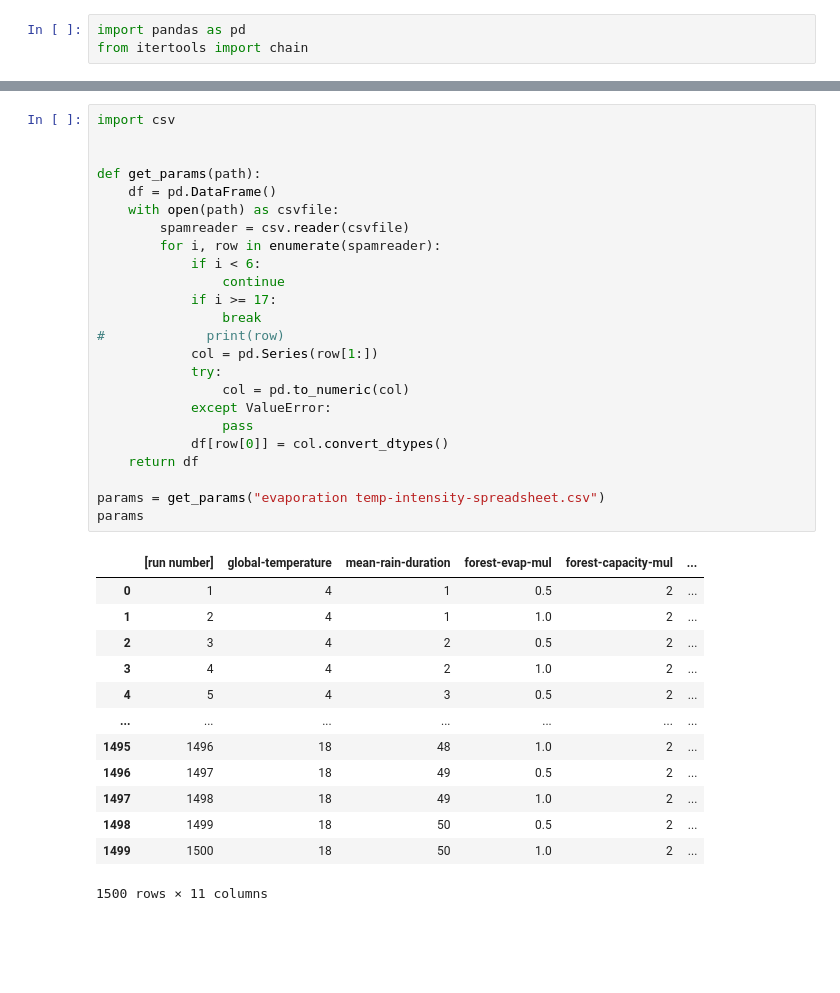
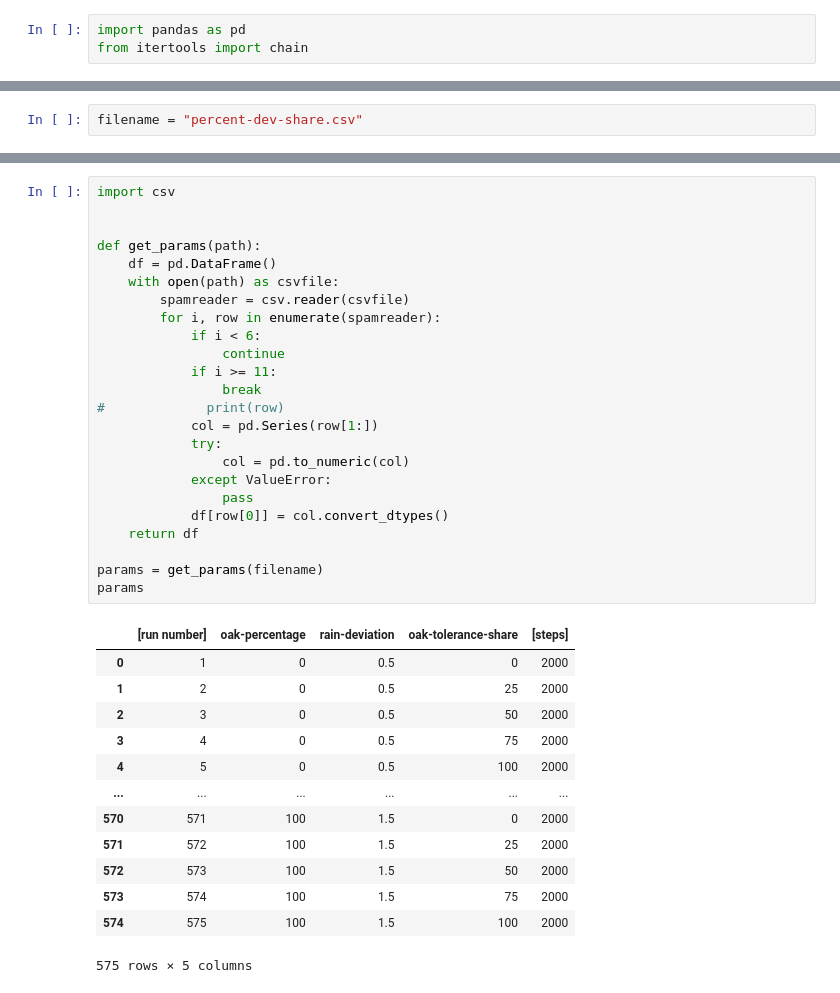
Before and after one commit to ZepZep/tree-line, a Jupyter notebook: experiments/explorer.ipynb, the cells around one changed output, grey strips where cells are left out. Saved outputs shown, nothing was run; the diff lists cells and outputs as text; blank space fills up the shorter version.

```diff
--- a/experiments/explorer.ipynb
+++ b/experiments/explorer.ipynb
@@ -19,2 +4,4 @@ from itertools import chain
+# %%
+filename = "percent-dev-share.csv"
 # %%
 def get_values(path):
@@ -42,41 +31,41 @@ Length: 1500, dtype: float64
 # %%
 import csv
 
 
 def get_params(path):
     df = pd.DataFrame()
     with open(path) as csvfile:
         spamreader = csv.reader(csvfile)
         for i, row in enumerate(spamreader):
             if i < 6:
                 continue
-            if i >= 17:
+            if i >= 11:
                 break
 #             print(row)
             col = pd.Series(row[1:])
             try:
                 col = pd.to_numeric(col)
             except ValueError:
                 pass
             df[row[0]] = col.convert_dtypes()
     return df
 
-params = get_params("evaporation temp-intensity-spreadsheet.csv")
+params = get_params(filename)
 params
 # %% [output]
-|  | [run number] | global-temperature | mean-rain-duration | forest-evap-mul | forest-capacity-mul | ... |
-| 0 | 1 | 4 | 1 | 0.5 | 2 | ... |
-| 1 | 2 | 4 | 1 | 1.0 | 2 | ... |
-| 2 | 3 | 4 | 2 | 0.5 | 2 | ... |
-| 3 | 4 | 4 | 2 | 1.0 | 2 | ... |
-| 4 | 5 | 4 | 3 | 0.5 | 2 | ... |
-| ... | ... | ... | ... | ... | ... | ... |
-| 1495 | 1496 | 18 | 48 | 1.0 | 2 | ... |
-| 1496 | 1497 | 18 | 49 | 0.5 | 2 | ... |
-| 1497 | 1498 | 18 | 49 | 1.0 | 2 | ... |
-| 1498 | 1499 | 18 | 50 | 0.5 | 2 | ... |
-| 1499 | 1500 | 18 | 50 | 1.0 | 2 | ... |
+|  | [run number] | oak-percentage | rain-deviation | oak-tolerance-share | [steps] |
+| 0 | 1 | 0 | 0.5 | 0 | 2000 |
+| 1 | 2 | 0 | 0.5 | 25 | 2000 |
+| 2 | 3 | 0 | 0.5 | 50 | 2000 |
+| 3 | 4 | 0 | 0.5 | 75 | 2000 |
+| 4 | 5 | 0 | 0.5 | 100 | 2000 |
+| ... | ... | ... | ... | ... | ... |
+| 570 | 571 | 100 | 1.5 | 0 | 2000 |
+| 571 | 572 | 100 | 1.5 | 25 | 2000 |
+| 572 | 573 | 100 | 1.5 | 50 | 2000 |
+| 573 | 574 | 100 | 1.5 | 75 | 2000 |
+| 574 | 575 | 100 | 1.5 | 100 | 2000 |
-1500 rows × 11 columns
+575 rows × 5 columns
 # %%
 import numpy as np
 from PIL import Image
```
Also changed, not shown: parts of 3 cells of this notebook, 3 other files.
